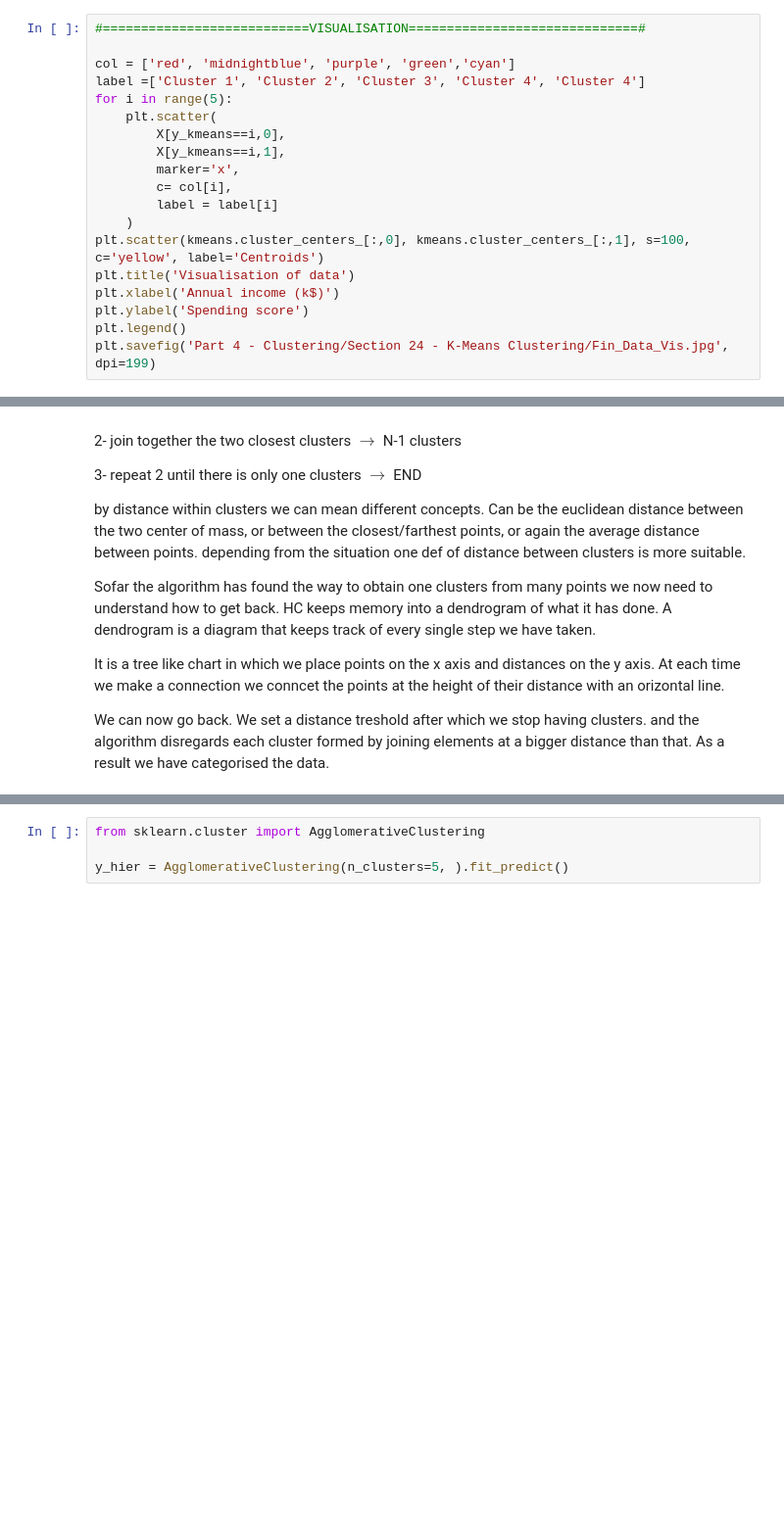
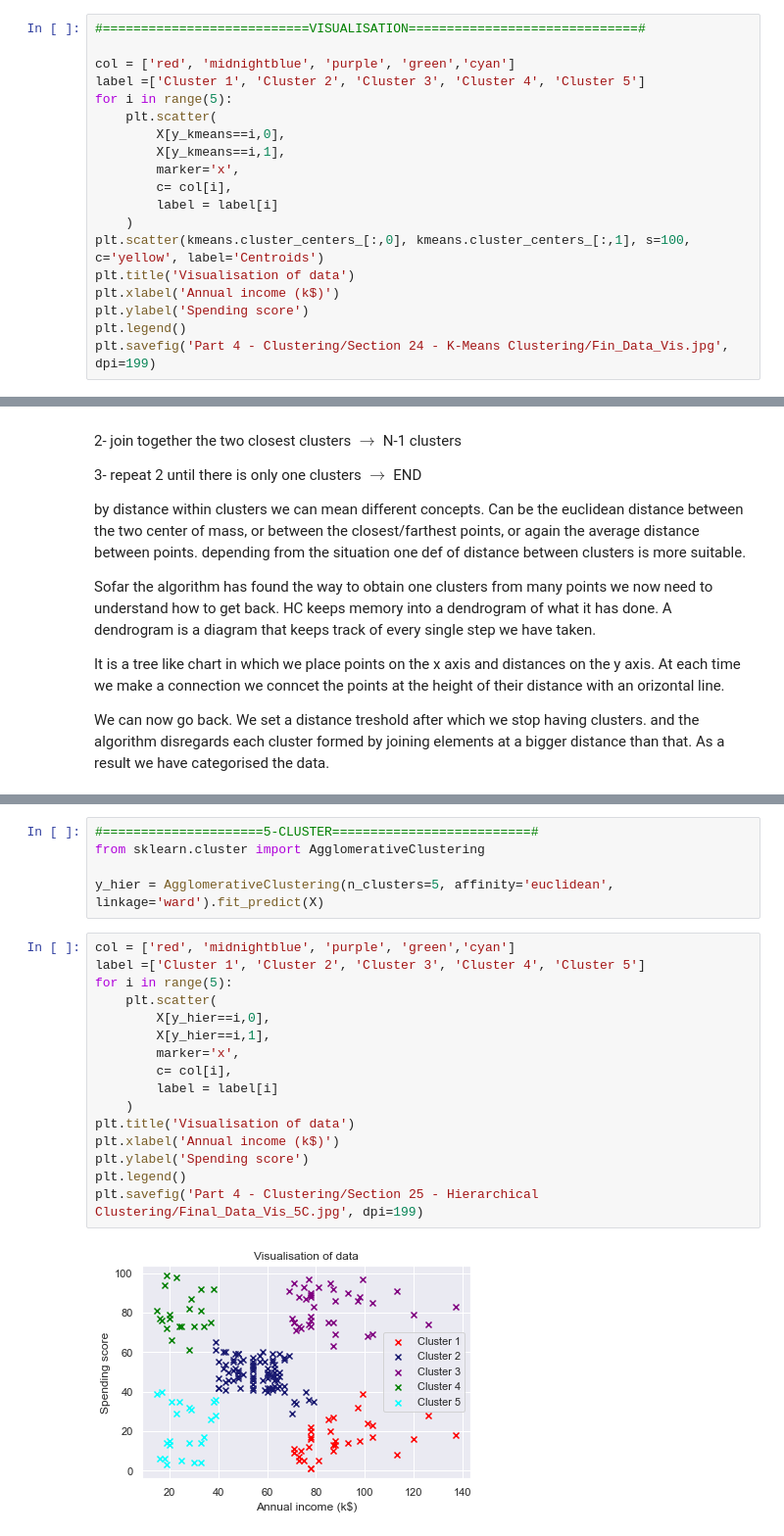
Before and after one commit to JacquesLeen/MachineLearningProjects, a Jupyter notebook: ML - Clustering.ipynb, the cells around one changed output, grey strips where cells are left out. Shown at 98% size. Saved outputs shown, nothing was run; the diff lists cells and outputs as text; blank space fills up the shorter version.

```diff
--- a/ML - Clustering.ipynb
+++ b/ML - Clustering.ipynb
@@ -77,7 +77,7 @@ y_kmeans=kmeans.fit_predict(X)
 #===========================VISUALISATION==============================#
 
 col = ['red', 'midnightblue', 'purple', 'green','cyan']
-label =['Cluster 1', 'Cluster 2', 'Cluster 3', 'Cluster 4', 'Cluster 4']
+label =['Cluster 1', 'Cluster 2', 'Cluster 3', 'Cluster 4', 'Cluster 5']
 for i in range(5):
     plt.scatter(
         X[y_kmeans==i,0],
@@ -140,4 +141,23 @@ plt.show()
 # %%
+#=====================5-CLUSTER==========================#
 from sklearn.cluster import AgglomerativeClustering
 
-y_hier = AgglomerativeClustering(n_clusters=5, ).fit_predict()
+y_hier = AgglomerativeClustering(n_clusters=5, affinity='euclidean', linkage='ward').fit_predict(X)
+# %%
+col = ['red', 'midnightblue', 'purple', 'green','cyan']
+label =['Cluster 1', 'Cluster 2', 'Cluster 3', 'Cluster 4', 'Cluster 5']
+for i in range(5):
+    plt.scatter(
+        X[y_hier==i,0],
+        X[y_hier==i,1],
+        marker='x',
+        c= col[i],
+        label = label[i]
+    )
+plt.title('Visualisation of data')
+plt.xlabel('Annual income (k$)')
+plt.ylabel('Spending score')
+plt.legend()
+plt.savefig('Part 4 - Clustering/Section 25 - Hierarchical Clustering/Final_Data_Vis_5C.jpg', dpi=199)
+# %% [output]
+[figure, added]
```
Also changed, not shown: parts of 3 cells of this notebook.
